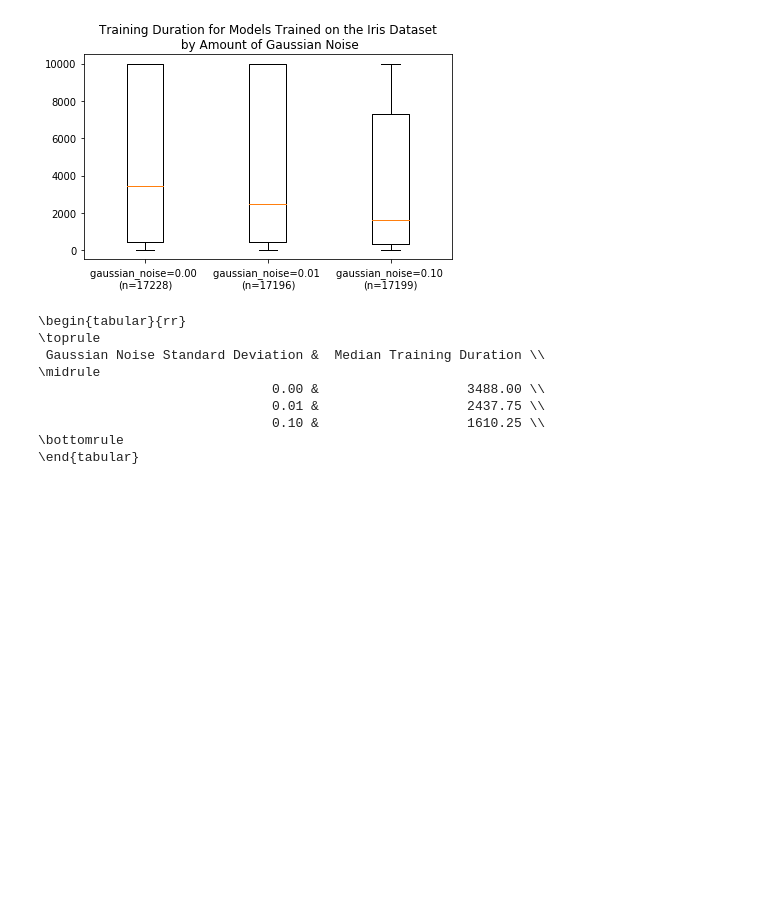
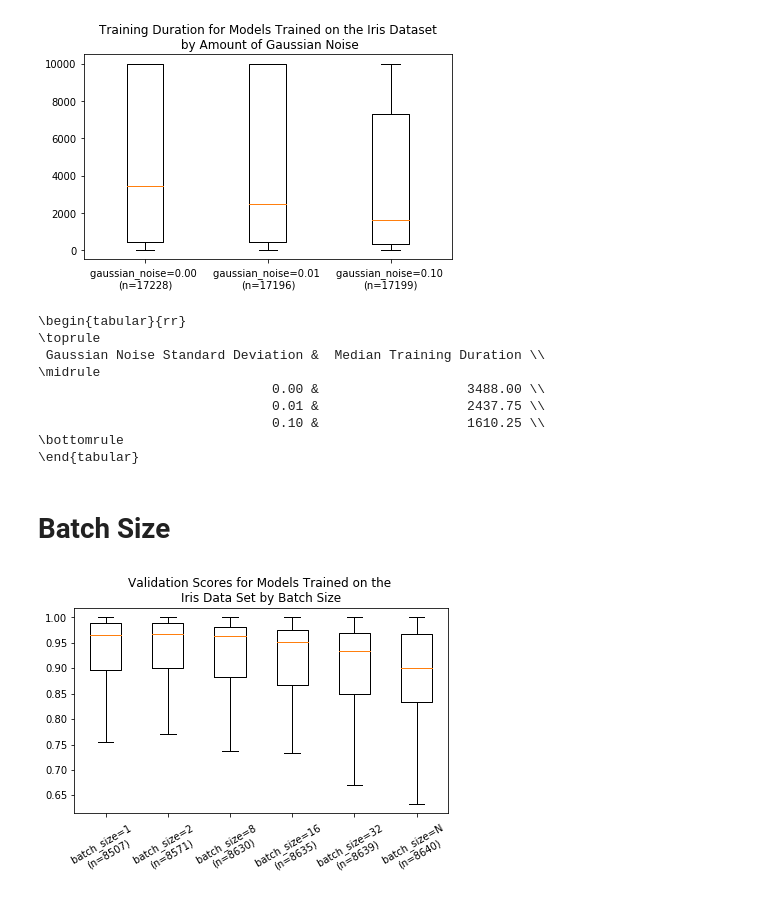
Before and after one commit to AnthonyDickson/Neural-Networks, a Jupyter notebook: notebooks/Figures for the Report.ipynb, the cells around one changed output. Drawn from its saved outputs; the diff is of its cells as text; code cells hidden in the pictures; blank space fills up the shorter version.

Commit message:
add plots for batch size results

```diff
--- a/notebooks/Figures for the Report.ipynb
+++ b/notebooks/Figures for the Report.ipynb
@@ -143,3 +143,30 @@ print(pd.DataFrame({'Gaussian Noise Standard Deviation': levels_of_noise,
                               0.10 &                   1610.25 \\
 \bottomrule
 \end{tabular}
+# %% [markdown]
+# Batch Size
+# %%
+batch_sizes = list(sorted(df['batch_size'].unique()))
+batch_sizes = np.hstack([batch_sizes[1:], batch_sizes[0]]) # put negative one at the end since it represent a batch size of N
+
+batch_size_masks = [df['batch_size'] == n for n in batch_sizes]
+batch_size_labels = []
+
+for n in batch_sizes:
+    if n > 0:
+        batch_size_labels.append('batch_size=%d' % n)
+    else:
+        batch_size_labels.append('batch_size=N')
+# %%
+fig, ax = make_n_way_boxplot(df, iris_mask(df),
+                  batch_size_masks, batch_size_labels,
+                  'val_scores',
+                  'Validation Scores for Models Trained on the \nIris Data Set by Batch Size',
+                            double_plot=False, show_fliers=False)
+
+for tick in ax.get_xticklabels():
+    tick.set_rotation(30)
+
+fig.savefig('plots/validation_scores_by_batch_size.png', bbox_inches='tight')
+# %% [output]
+[figure, added]
```
Also changed, not shown: parts of 4 cells of this notebook, 8 other files.
